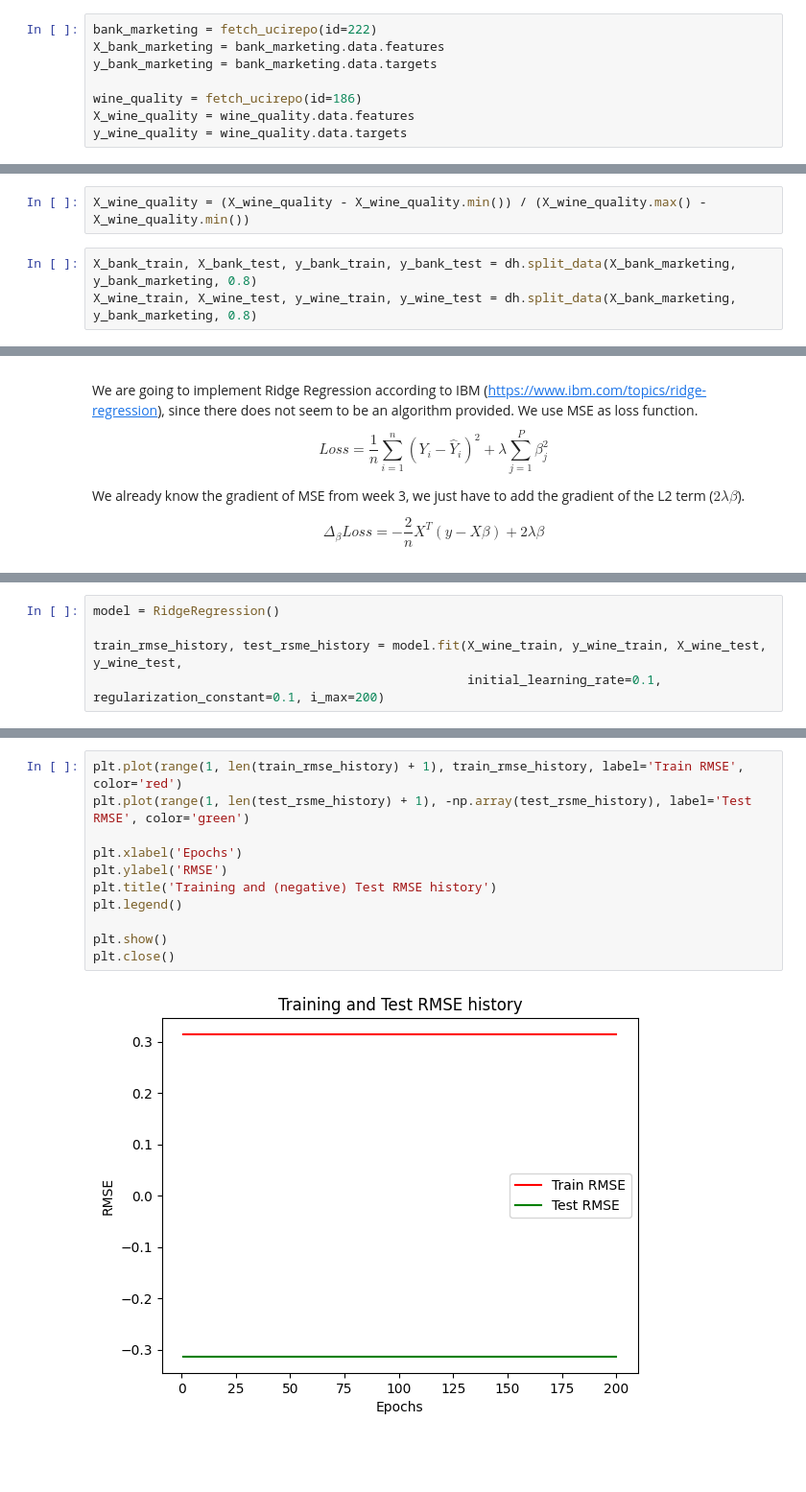
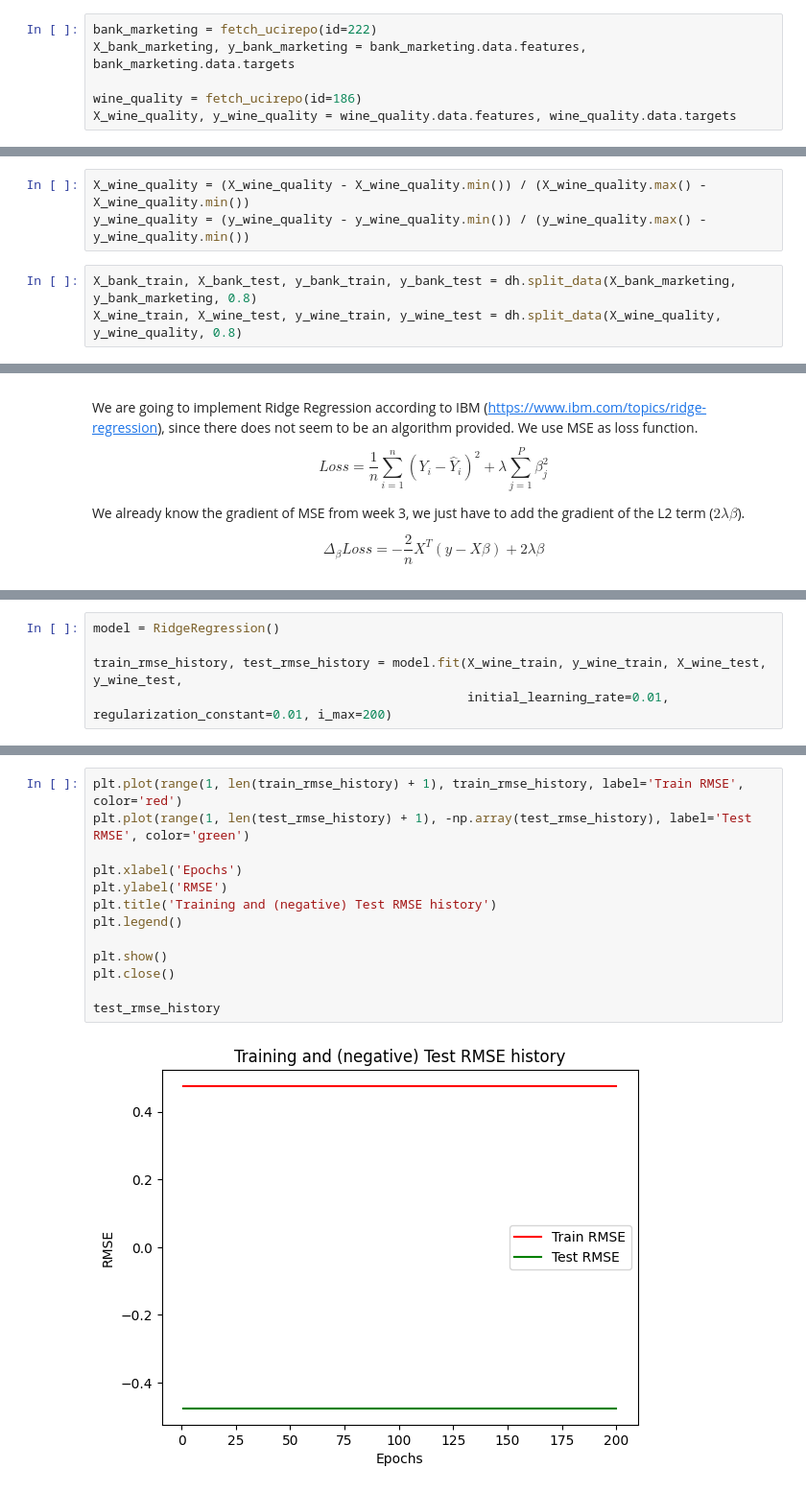
Before and after one commit to moOritzl/bachelorpraktikum-applied-machine-learning, a Jupyter notebook: Week_05/Regularization_Hyper-parameter_Tuning.ipynb, the cells around one changed output, grey strips where cells are left out. Shown at 96% size. Saved outputs shown, nothing was run; the diff lists cells and outputs as text; blank space fills up the shorter version.

Commit message:
data handler fix

```diff
--- a/Week_05/Regularization_Hyper-parameter_Tuning.ipynb
+++ b/Week_05/Regularization_Hyper-parameter_Tuning.ipynb
@@ -8,12 +9,10 @@ from ucimlrepo import fetch_ucirepo
 from matplotlib import pyplot as plt
 # %%
 bank_marketing = fetch_ucirepo(id=222)
-X_bank_marketing = bank_marketing.data.features
-y_bank_marketing = bank_marketing.data.targets
+X_bank_marketing, y_bank_marketing = bank_marketing.data.features, bank_marketing.data.targets
 
 wine_quality = fetch_ucirepo(id=186)
-X_wine_quality = wine_quality.data.features
-y_wine_quality = wine_quality.data.targets
+X_wine_quality, y_wine_quality = wine_quality.data.features, wine_quality.data.targets
 # %% [markdown]
 We pre-process the bank marketing data like last week.
 # %%
@@ -31,5 +30,6 @@ y_bank_marketing.loc[:, 'y'] = y_bank_marketing['y'].map({'no': 0, 'yes': 1}).as
 # %%
 X_wine_quality = (X_wine_quality - X_wine_quality.min()) / (X_wine_quality.max() - X_wine_quality.min())
+y_wine_quality = (y_wine_quality - y_wine_quality.min()) / (y_wine_quality.max() - y_wine_quality.min())
 # %%
 X_bank_train, X_bank_test, y_bank_train, y_bank_test = dh.split_data(X_bank_marketing, y_bank_marketing, 0.8)
-X_wine_train, X_wine_test, y_wine_train, y_wine_test = dh.split_data(X_bank_marketing, y_bank_marketing, 0.8)
+X_wine_train, X_wine_test, y_wine_train, y_wine_test = dh.split_data(X_wine_quality, y_wine_quality, 0.8)
@@ -148,5 +145,5 @@ class RidgeRegression:
 # %%
 model = RidgeRegression()
 
-train_rmse_history, test_rsme_history = model.fit(X_wine_train, y_wine_train, X_wine_test, y_wine_test,
-                                                  initial_learning_rate=0.1, regularization_constant=0.1, i_max=200)
+train_rmse_history, test_rmse_history = model.fit(X_wine_train, y_wine_train, X_wine_test, y_wine_test,
+                                                  initial_learning_rate=0.01, regularization_constant=0.01, i_max=200)
@@ -153,13 +168,15 @@ train_rmse_history, test_rsme_history = model.fit(X_wine_train, y_wine_train, X_
 # %%
 plt.plot(range(1, len(train_rmse_history) + 1), train_rmse_history, label='Train RMSE', color='red')
-plt.plot(range(1, len(test_rsme_history) + 1), -np.array(test_rsme_history), label='Test RMSE', color='green')
+plt.plot(range(1, len(test_rmse_history) + 1), -np.array(test_rmse_history), label='Test RMSE', color='green')
 
 plt.xlabel('Epochs')
 plt.ylabel('RMSE')
 plt.title('Training and (negative) Test RMSE history')
 plt.legend()
 
 plt.show()
 plt.close()
+
+test_rmse_history
 # %% [output]
-[figure, old version]
+[figure, new version]
```
Also changed, not shown: parts of 7 cells of this notebook, 1 other file.
